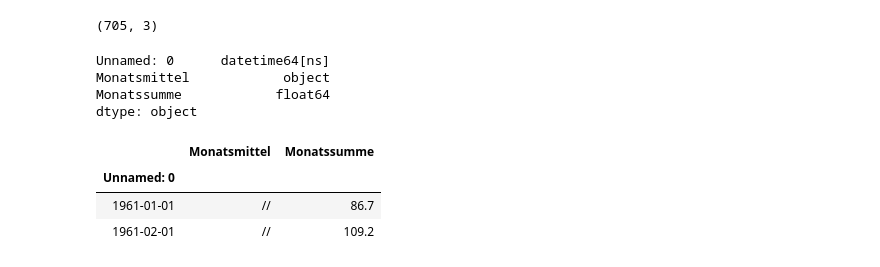
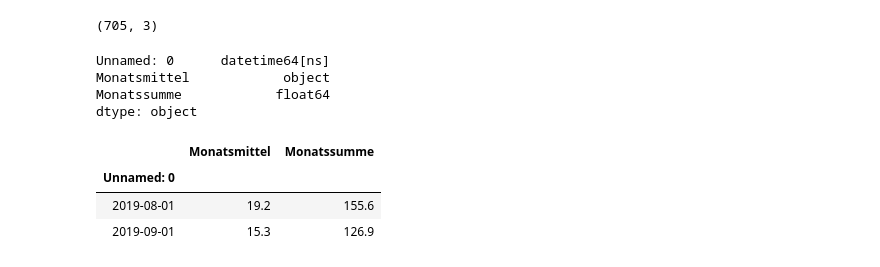
Before and after one commit to MartinSteinegger/cas-ddj, a Jupyter notebook: Projekte mst/Klima Wädenswil.ipynb, the cells around one changed output. Drawn from its saved outputs; the diff is of its cells as text; code cells hidden in the pictures.

```diff
--- a/Projekte mst/Klima Wädenswil.ipynb
+++ b/Projekte mst/Klima Wädenswil.ipynb
@@ -55,9 +38,9 @@ dtype: object
 # %%
 df.set_index('Unnamed: 0', inplace=True)
 # %%
-df.head(2)
+df.tail(2)
 # %% [output]
 |  | Monatsmittel | Monatssumme |
 | Unnamed: 0 |  |  |
-| 1961-01-01 | // | 86.7 |
-| 1961-02-01 | // | 109.2 |
+| 2019-08-01 | 19.2 | 155.6 |
+| 2019-09-01 | 15.3 | 126.9 |
```
Also changed, not shown: parts of 13 cells of this notebook, 15 other files.
